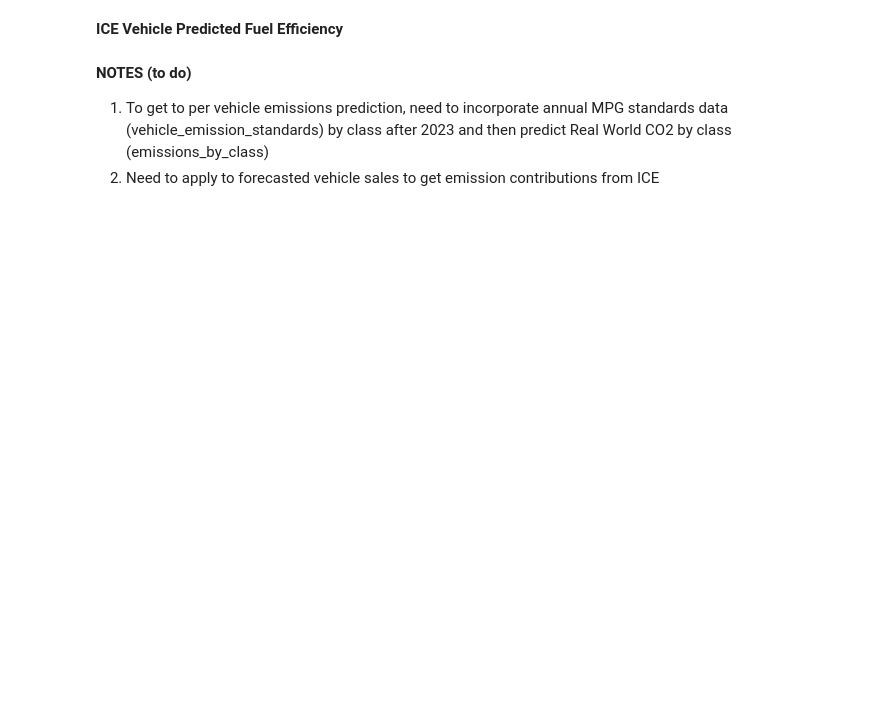
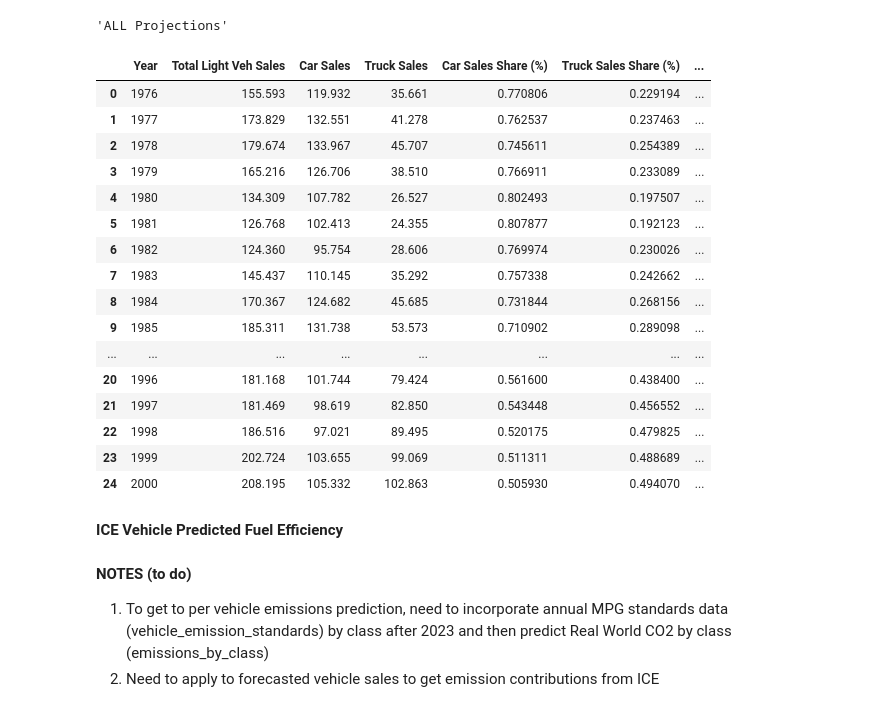
Before and after one commit to jbondAI/AI_Project_2, a Jupyter notebook: total_vehicle_emissions.ipynb, the cells around one changed output. Cells and saved outputs as stored; diff of their text form; code cells hidden in the pictures; blank space fills up the shorter version.

```diff
--- a/total_vehicle_emissions.ipynb
+++ b/total_vehicle_emissions.ipynb
@@ -178,3 +308,65 @@ Predicted Vehicles Sales in the US:
+# %%
+# JOINING TOTAL AND EV DATA TO CALCULATE ICE SALES AND STOCK DATA
+
+# ICE stock in 1975 was approximately 107 million accournding to the US Federal Highway Adminstration.
+Initial_ICE_stock = 107
+
+# Combines historic and projected sales data into single set of dataframes
+veh_sales = pd.concat([hist_sales, pred_sales], axis=0, ignore_index=True)
+veh_sales_bev= pd.concat([hist_bev_sales, proj_bev_sales], axis=0, ignore_index=True)
+veh_sales_phev = pd.concat([hist_phev_sales, proj_phev_sales], axis=0, ignore_index=True)
+
+vehicle_data = (veh_sales
+                .merge(veh_stock_bev, on='Year', how='left')
+                .merge(veh_sales_bev, on='Year', how='left')
+                .merge(veh_stock_phev, on='Year', how='left')
+                .merge(veh_sales_phev, on='Year', how='left')
+                     )
+
+vehicle_data.fillna(0, inplace = True)
+
+# Sets sales and stock to million units to align with 'Total Vehicle Sales' data
+adjusted_col = ['BEV Stock','BEV Sales', 'PHEV Stock', 'PHEV Sales']
+vehicle_data[adjusted_col] = vehicle_data[adjusted_col]/1000000
+
+#Assumes Announced Pledges Scenario
+vehicle_data['Total EV Sales'] = vehicle_data['BEV Sales'] + vehicle_data['PHEV Sales']
+vehicle_data['ICE Sales'] = vehicle_data['Total Light Veh Sales'] - vehicle_data['Total EV Sales']
+
+# Assumes vehicles are retired after 16 years
+vehicle_data['BEV Retirements'] = vehicle_data['BEV Sales'].shift(16).fillna(0)
+vehicle_data['PHEV Retirements'] = vehicle_data['PHEV Sales'].shift(16).fillna(0)
+vehicle_data['ICE Retirements'] = vehicle_data['ICE Sales'].shift(16).fillna(0)
+
+
+vehicle_data['BEV Stock'] = vehicle_data['BEV Sales'] + vehicle_data['BEV Stock'] - vehicle_data['BEV Retirements']
+vehicle_data['PHEV Stock'] = vehicle_data['PHEV Sales'] + vehicle_data['PHEV Stock']- vehicle_data['PHEV Retirements']
+vehicle_data['Total EV Stock'] = vehicle_data['BEV Stock'] + vehicle_data['PHEV Stock']
+vehicle_data['ICE Stock'] = vehicle_data['ICE Sales'] - vehicle_data['ICE Retirements']
+vehicle_data['Total Light Veh Stock'] = vehicle_data['Total EV Stock'] + vehicle_data['ICE Stock']
+
+
+display ('ALL Projections')
+display (vehicle_data.head(25))
+# %% [output]
+'ALL Projections'
+|  | Year | Total Light Veh Sales | Car Sales | Truck Sales | Car Sales Share (%) | Truck Sales Share (%) | ... |
+| 0 | 1976 | 155.593 | 119.932 | 35.661 | 0.770806 | 0.229194 | ... |
+| 1 | 1977 | 173.829 | 132.551 | 41.278 | 0.762537 | 0.237463 | ... |
+| 2 | 1978 | 179.674 | 133.967 | 45.707 | 0.745611 | 0.254389 | ... |
+| 3 | 1979 | 165.216 | 126.706 | 38.510 | 0.766911 | 0.233089 | ... |
+| 4 | 1980 | 134.309 | 107.782 | 26.527 | 0.802493 | 0.197507 | ... |
+| 5 | 1981 | 126.768 | 102.413 | 24.355 | 0.807877 | 0.192123 | ... |
+| 6 | 1982 | 124.360 | 95.754 | 28.606 | 0.769974 | 0.230026 | ... |
+| 7 | 1983 | 145.437 | 110.145 | 35.292 | 0.757338 | 0.242662 | ... |
+| 8 | 1984 | 170.367 | 124.682 | 45.685 | 0.731844 | 0.268156 | ... |
+| 9 | 1985 | 185.311 | 131.738 | 53.573 | 0.710902 | 0.289098 | ... |
+| ... | ... | ... | ... | ... | ... | ... | ... |
+| 20 | 1996 | 181.168 | 101.744 | 79.424 | 0.561600 | 0.438400 | ... |
+| 21 | 1997 | 181.469 | 98.619 | 82.850 | 0.543448 | 0.456552 | ... |
+| 22 | 1998 | 186.516 | 97.021 | 89.495 | 0.520175 | 0.479825 | ... |
+| 23 | 1999 | 202.724 | 103.655 | 99.069 | 0.511311 | 0.488689 | ... |
+| 24 | 2000 | 208.195 | 105.332 | 102.863 | 0.505930 | 0.494070 | ... |
 # %% [markdown]
 **ICE Vehicle Predicted Fuel Efficiency**
 # %% [markdown]
```
Also changed, not shown: parts of 18 cells of this notebook, 21 other files.
